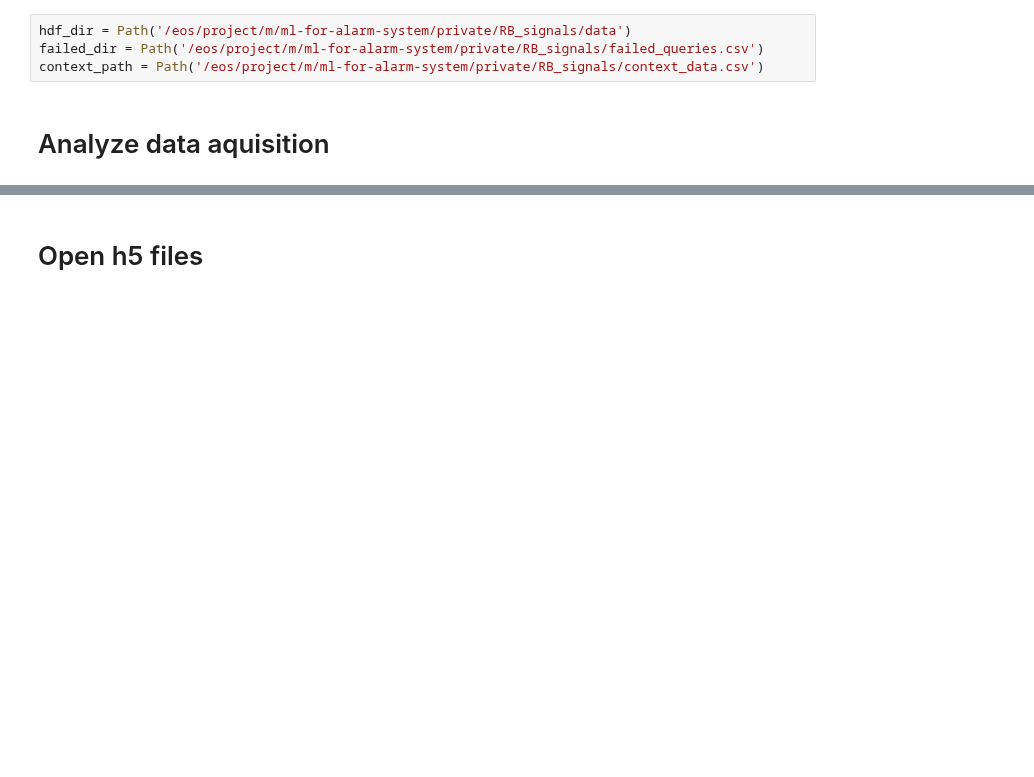
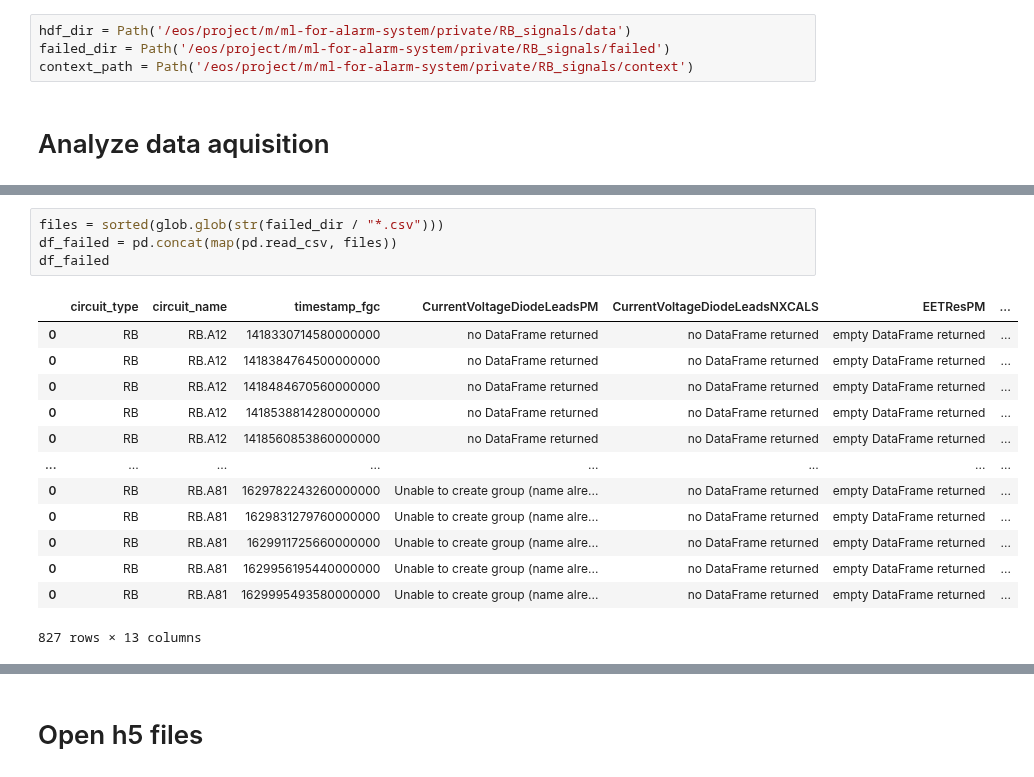
Before and after one commit to cobermai/lhc_anomaly_detection, a Jupyter notebook: notebooks/RB_FPA_datahandler.ipynb, the cells around one changed output, grey strips where cells are left out. Saved outputs shown, nothing was run; the diff lists cells and outputs as text; blank space fills up the shorter version.

```diff
--- a/notebooks/RB_FPA_datahandler.ipynb
+++ b/notebooks/RB_FPA_datahandler.ipynb
@@ -8,6 +9,6 @@ import h5py
 # %%
 hdf_dir = Path('/eos/project/m/ml-for-alarm-system/private/RB_signals/data')
-failed_dir = Path('/eos/project/m/ml-for-alarm-system/private/RB_signals/failed_queries.csv')
-context_path = Path('/eos/project/m/ml-for-alarm-system/private/RB_signals/context_data.csv')
+failed_dir = Path('/eos/project/m/ml-for-alarm-system/private/RB_signals/failed')
+context_path = Path('/eos/project/m/ml-for-alarm-system/private/RB_signals/context')
 # %% [markdown]
 # Analyze data aquisition
@@ -13,0 +63,18 @@ context_path = Path('/eos/project/m/ml-for-alarm-system/private/RB_signals/conte
+# %%
+files = sorted(glob.glob(str(failed_dir / "*.csv")))
+df_failed = pd.concat(map(pd.read_csv, files))
+df_failed
+# %% [output]
+|  | circuit_type | circuit_name | timestamp_fgc | CurrentVoltageDiodeLeadsPM | CurrentVoltageDiodeLeadsNXCALS | EETResPM | ... |
+| 0 | RB | RB.A12 | 1418330714580000000 | no DataFrame returned | no DataFrame returned | empty DataFrame returned | ... |
+| 0 | RB | RB.A12 | 1418384764500000000 | no DataFrame returned | no DataFrame returned | empty DataFrame returned | ... |
+| 0 | RB | RB.A12 | 1418484670560000000 | no DataFrame returned | no DataFrame returned | empty DataFrame returned | ... |
+| 0 | RB | RB.A12 | 1418538814280000000 | no DataFrame returned | no DataFrame returned | empty DataFrame returned | ... |
+| 0 | RB | RB.A12 | 1418560853860000000 | no DataFrame returned | no DataFrame returned | empty DataFrame returned | ... |
+| ... | ... | ... | ... | ... | ... | ... | ... |
+| 0 | RB | RB.A81 | 1629782243260000000 | Unable to create group (name alre... | no DataFrame returned | empty DataFrame returned | ... |
+| 0 | RB | RB.A81 | 1629831279760000000 | Unable to create group (name alre... | no DataFrame returned | empty DataFrame returned | ... |
+| 0 | RB | RB.A81 | 1629911725660000000 | Unable to create group (name alre... | no DataFrame returned | empty DataFrame returned | ... |
+| 0 | RB | RB.A81 | 1629956195440000000 | Unable to create group (name alre... | no DataFrame returned | empty DataFrame returned | ... |
+| 0 | RB | RB.A81 | 1629995493580000000 | Unable to create group (name alre... | no DataFrame returned | empty DataFrame returned | ... |
+827 rows × 13 columns
```
Also changed, not shown: parts of 10 cells of this notebook, 5 other files.
